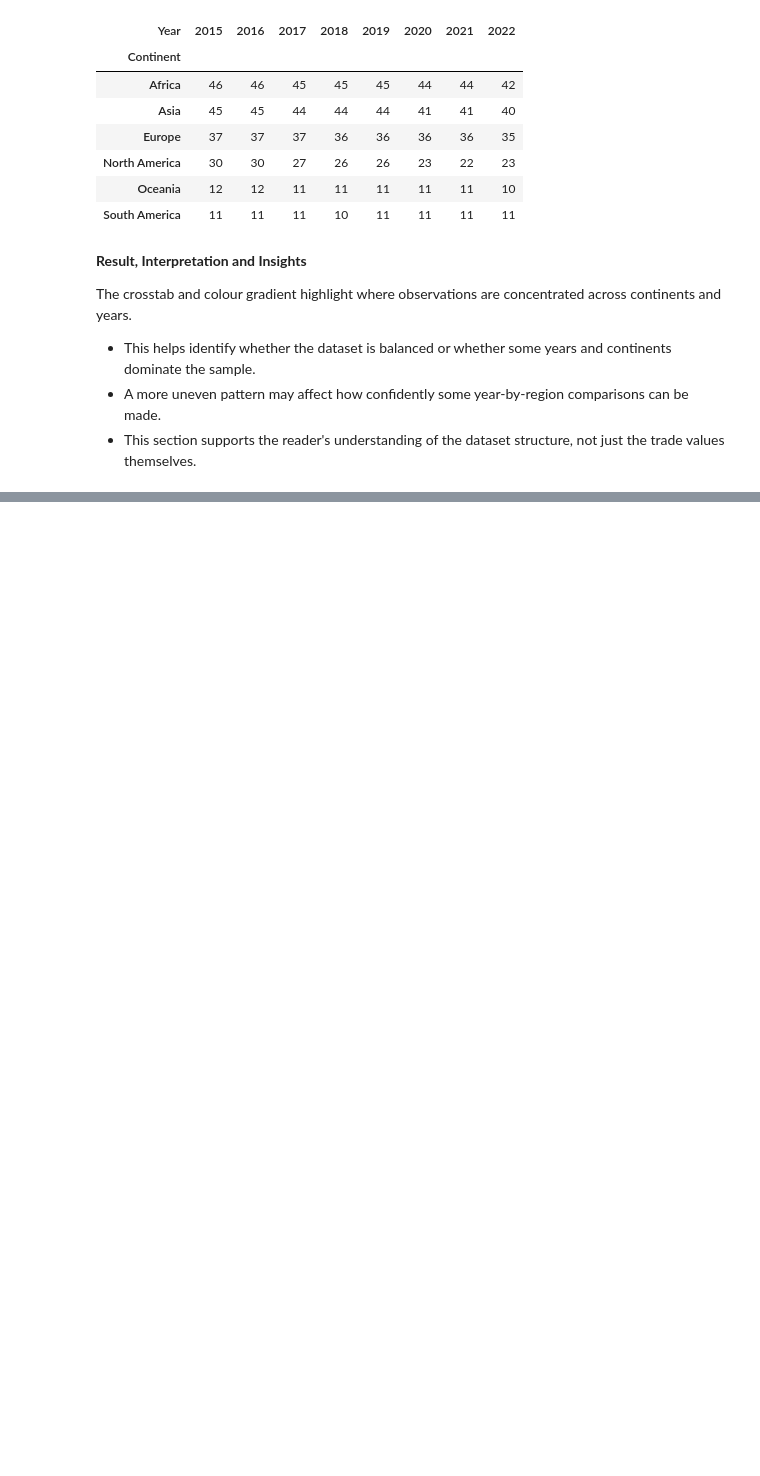
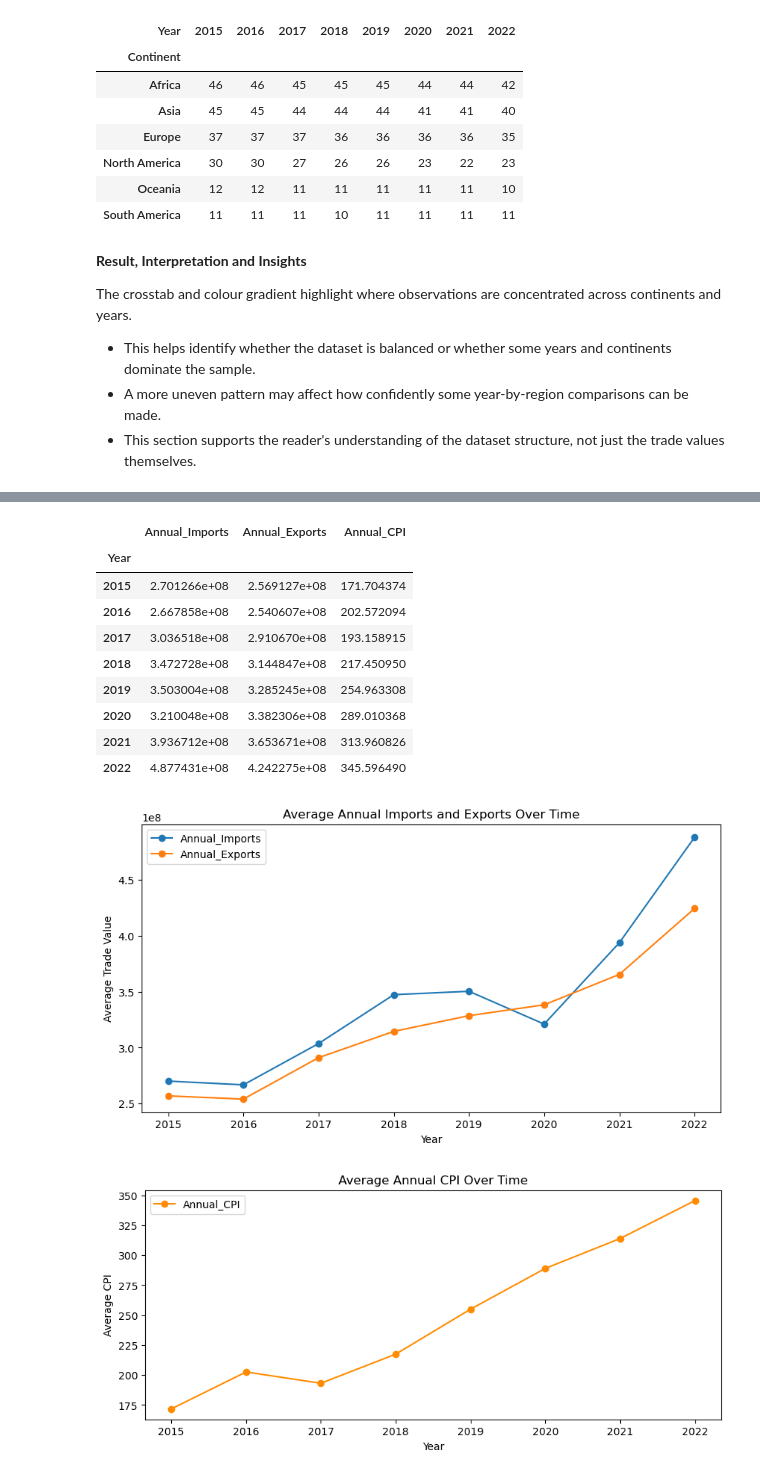
Before and after one commit to kagnaem/NZ-International-Trade, a Jupyter notebook: NZ IntTrade_Analysis.ipynb, the cells around one changed output, grey strips where cells are left out. Drawn from its saved outputs; the diff is of its cells as text; code cells hidden in the pictures; blank space fills up the shorter version.

Commit message:
Add time-series analysis to trade project

```diff
--- a/NZ IntTrade_Analysis.ipynb
+++ b/NZ IntTrade_Analysis.ipynb
@@ -368,0 +361,34 @@ The crosstab and colour gradient highlight where observations are concentrated a
+# %%
+# Yearly time-series summary for imports, exports, and CPI.
+yearly_trade = (df
+    .groupby('Year')[['Annual_Imports', 'Annual_Exports', 'Annual_CPI']]
+    .mean()
+    .sort_index()
+)
+
+display(yearly_trade)
+
+ax = yearly_trade[['Annual_Imports', 'Annual_Exports']].plot(marker='o', figsize=(10, 5))
+ax.set_title('Average Annual Imports and Exports Over Time')
+ax.set_ylabel('Average Trade Value')
+ax.set_xlabel('Year')
+plt.show()
+
+ax = yearly_trade[['Annual_CPI']].plot(marker='o', color='darkorange', figsize=(10, 4))
+ax.set_title('Average Annual CPI Over Time')
+ax.set_ylabel('Average CPI')
+ax.set_xlabel('Year')
+plt.show()
+# %% [output]
+|  | Annual_Imports | Annual_Exports | Annual_CPI |
+| Year |  |  |  |
+| 2015 | 2.701266e+08 | 2.569127e+08 | 171.704374 |
+| 2016 | 2.667858e+08 | 2.540607e+08 | 202.572094 |
+| 2017 | 3.036518e+08 | 2.910670e+08 | 193.158915 |
+| 2018 | 3.472728e+08 | 3.144847e+08 | 217.450950 |
+| 2019 | 3.503004e+08 | 3.285245e+08 | 254.963308 |
+| 2020 | 3.210048e+08 | 3.382306e+08 | 289.010368 |
+| 2021 | 3.936712e+08 | 3.653671e+08 | 313.960826 |
+| 2022 | 4.877431e+08 | 4.242275e+08 | 345.596490 |
+[figure, added]
+[figure, added]
```
Also changed, not shown: parts of 13 cells of this notebook, 1 other file.
